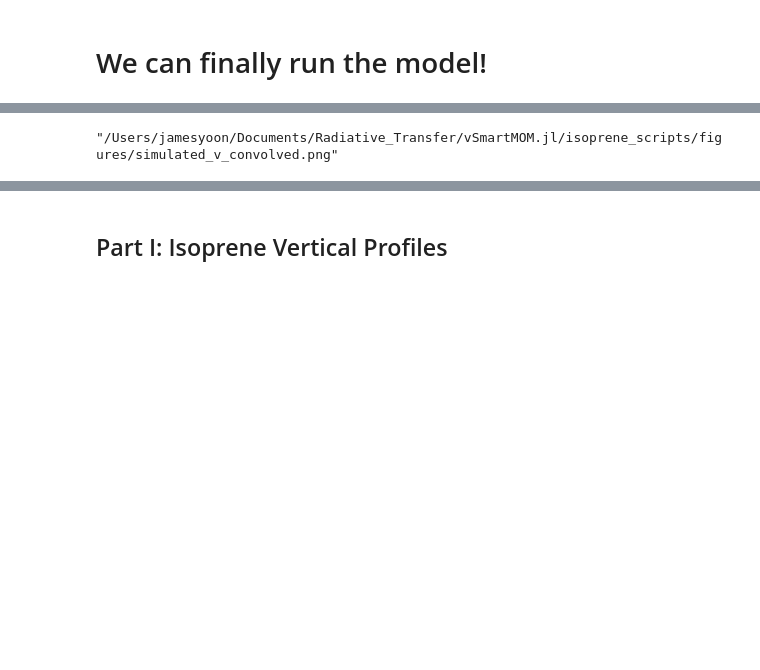
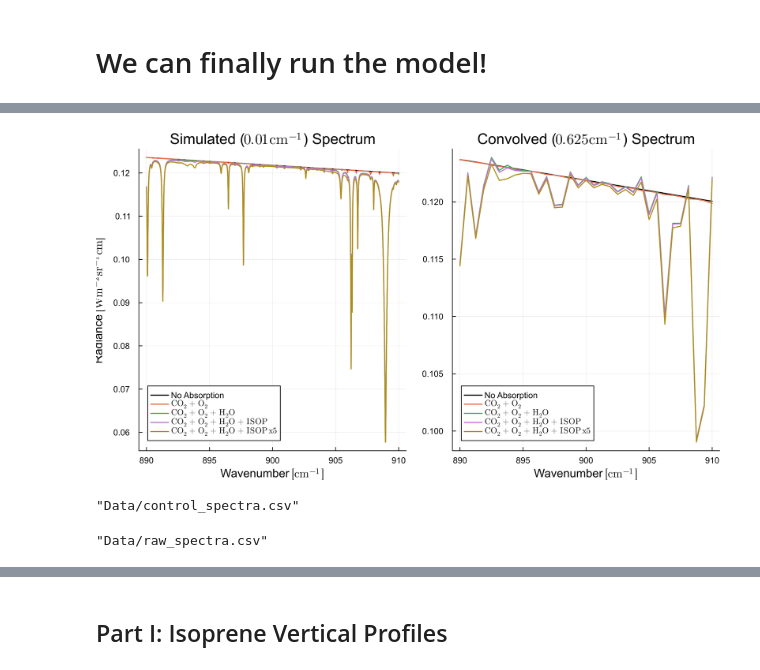
Before and after one commit to james-y-yoon/vSmartMOM.jl, a Jupyter notebook: isoprene_scripts/isoprene_sensitivity_studies.ipynb, the cells around one changed output, grey strips where cells are left out. Saved outputs shown, nothing was run; the diff lists cells and outputs as text; code cells hidden in the pictures; blank space fills up the shorter version.

```diff
--- a/isoprene_scripts/isoprene_sensitivity_studies.ipynb
+++ b/isoprene_scripts/isoprene_sensitivity_studies.ipynb
@@ -158,6 +171,7 @@ parameters = vSmartMOM.CoreRT.parameters_from_yaml("yaml_files/no_absorption_890
 parameters.T = temperatures;
 parameters.p = pressures;
 parameters.q = specific_humidity;
+parameters.surface_skin_temperature = merra2_skin_temperature;
 
 model = vSmartMOM.CoreRT.model_from_parameters(parameters); # Create model from the YAML file
 no_absorption = vSmartMOM.CoreRT.rt_run(model); # Run the model
@@ -168,6 +182,7 @@ parameters = vSmartMOM.CoreRT.parameters_from_yaml("yaml_files/CO2_O2_absorption
 parameters.T = temperatures;
 parameters.p = pressures;
 parameters.q = specific_humidity;
+parameters.surface_skin_temperature = merra2_skin_temperature;
 
 model = vSmartMOM.CoreRT.model_from_parameters(parameters); # Create model from the YAML file
 CO2_O2_absorption = vSmartMOM.CoreRT.rt_run(model); # Run the model
@@ -180,6 +195,7 @@ parameters.p = pressures;
 parameters.q = specific_humidity;
 parameters.absorption_params.vmr["H2O"] = specific_humidity ./ 1000 * 28.96/18.02; # convert to kg/kg from g/kg, then mol/mol
 parameters.absorption_params.vmr["ISOP"] = 0;
+parameters.surface_skin_temperature = merra2_skin_temperature;
 
 model = vSmartMOM.CoreRT.model_from_parameters(parameters); # Create model from the YAML file
 CO2_O2_H2O_absorption = vSmartMOM.CoreRT.rt_run(model); # Run the model
@@ -236,6 +248,7 @@ parameters.p = pressures;
 parameters.q = specific_humidity;
 parameters.absorption_params.vmr["H2O"] = specific_humidity ./ 1000 * 28.96/18.02; # convert to kg/kg from g/kg, then mol/mol
 parameters.absorption_params.vmr["ISOP"] = specific_humidity ./ 1000 * 1e-7;
+parameters.surface_skin_temperature = merra2_skin_temperature;
 
 model = vSmartMOM.CoreRT.model_from_parameters(parameters); # Create model from the YAML file
 CO2_O2_ISOP_H2O_absorption = vSmartMOM.CoreRT.rt_run(model); # Run the model
@@ -248,6 +261,7 @@ parameters.p = pressures;
 parameters.q = specific_humidity;
 parameters.absorption_params.vmr["H2O"] = specific_humidity ./ 1000 * 28.96/18.02; # convert to kg/kg from g/kg, then mol/mol
 parameters.absorption_params.vmr["ISOP"] = specific_humidity ./ 1000 * 1e-7 * 5;
+parameters.surface_skin_temperature = merra2_skin_temperature;
 
 model = vSmartMOM.CoreRT.model_from_parameters(parameters); # Create model from the YAML file
 CO2_O2_ISOP_H2O_absorption_x5 = vSmartMOM.CoreRT.rt_run(model); # Run the model
@@ -304,27 +313,49 @@ Computing profile for ISOP with vmr [1.4030530337549863e-12, 1.711165396045544e-
 # %%
 p1 = plot(cris_instrument_kernel.ν_out, no_absorption_kernel, label="No Absorption", color = "black", lw = 1.5, dpi = 600)
 plot!(cris_instrument_kernel.ν_out, CO2_O2_absorption_kernel, label=L"\mathrm{CO_2 + O_2}", lw = 1.5)
 plot!(cris_instrument_kernel.ν_out, CO2_O2_H2O_absorption_kernel, label=L"\mathrm{CO_2 + O_2 + H_2O}", lw = 1.5)
 plot!(cris_instrument_kernel.ν_out, CO2_O2_ISOP_H2O_absorption_kernel, label=L"\mathrm{CO_2 + O_2 + H_2O + ISOP}", lw = 1.5)
 plot!(cris_instrument_kernel.ν_out, CO2_O2_ISOP_H2O_absorption_x5_kernel, label=L"\mathrm{CO_2 + O_2 + H_2O + ISOP x 5}", lw = 1.5)
 
 title!(L"Convolved ($\mathrm{0.625 cm^{-1}}$) Spectrum")
 xlabel!(L"Wavenumber $\mathrm{[cm^{-1}]}$")
 
 p2 = plot(ν, no_absorption[1][1,1,:], label="No Absorption", color = "black", lw = 1.5, dpi = 300)
 plot!(ν, CO2_O2_absorption[1][1,1,:], label=L"\mathrm{CO_2 + O_2}", lw = 1.5)
 plot!(ν, CO2_O2_H2O_absorption[1][1,1,:], label=L"\mathrm{CO_2 + O_2 + H_2O}", lw = 1.5)
 plot!(ν, CO2_O2_ISOP_H2O_absorption[1][1,1,:], label=L"\mathrm{CO_2 + O_2 + H_2O + ISOP}", lw = 1.5)
 plot!(ν, CO2_O2_ISOP_H2O_absorption_x5[1][1,1,:], label=L"\mathrm{CO_2 + O_2 + H_2O + ISOP x 5}", lw = 1.5)
 title!(L"Simulated ($0.01 \mathrm{cm^{-1}}$) Spectrum")
 
 xlabel!(L"Wavenumber $\mathrm{[cm^{-1}]}$")
 ylabel!(L"Radiance $\mathrm{[W m^{-2} sr^{-1} cm]}$")
 
 p3 = plot(p2, p1, size=(900,500))
-savefig(p3, "figures/simulated_v_convolved.png")
+# savefig(p3, "figures/simulated_v_convolved.png")
 # %% [output]
-"/Users/jamesyoon/Documents/Radiative_Transfer/vSmartMOM.jl/isoprene_scripts/figures/simulated_v_convolved.png"
+[figure, added]
+# %%
+df = DataFrame(wavenumbers = cris_instrument_kernel.ν_out,
+    no_absorption = no_absorption_kernel,
+    co2_o2 = CO2_O2_absorption_kernel,
+    co2_o2_h2o = CO2_O2_H2O_absorption_kernel,
+    co2_o2_h2o_isop = CO2_O2_ISOP_H2O_absorption_kernel,
+    co2_o2_h2o_isopx5 = CO2_O2_ISOP_H2O_absorption_x5_kernel
+)
+CSV.write("Data/control_spectra.csv", df)
+# %% [output]
+"Data/control_spectra.csv"
+# %%
+df = DataFrame(wavenumbers = ν,
+    no_absorption = no_absorption[1][1,1,:],
+    co2_o2 = CO2_O2_absorption[1][1,1,:],
+    co2_o2_h2o = CO2_O2_H2O_absorption[1][1,1,:],
+    co2_o2_h2o_isop = CO2_O2_ISOP_H2O_absorption[1][1,1,:],
+    co2_o2_h2o_isopx5 = CO2_O2_ISOP_H2O_absorption_x5[1][1,1,:]
+)
+CSV.write("Data/raw_spectra.csv", df)
+# %% [output]
+"Data/raw_spectra.csv"
 # %%
 nu = 890:0.625:910
 
```
Also changed, not shown: parts of 13 cells of this notebook, 29 other files.
